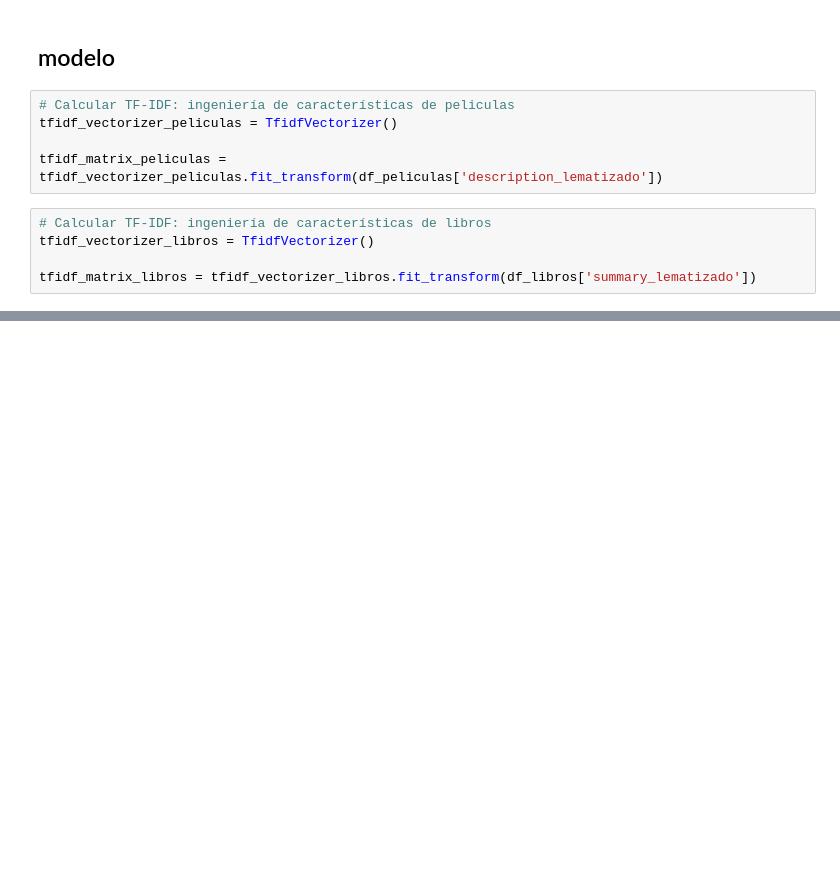
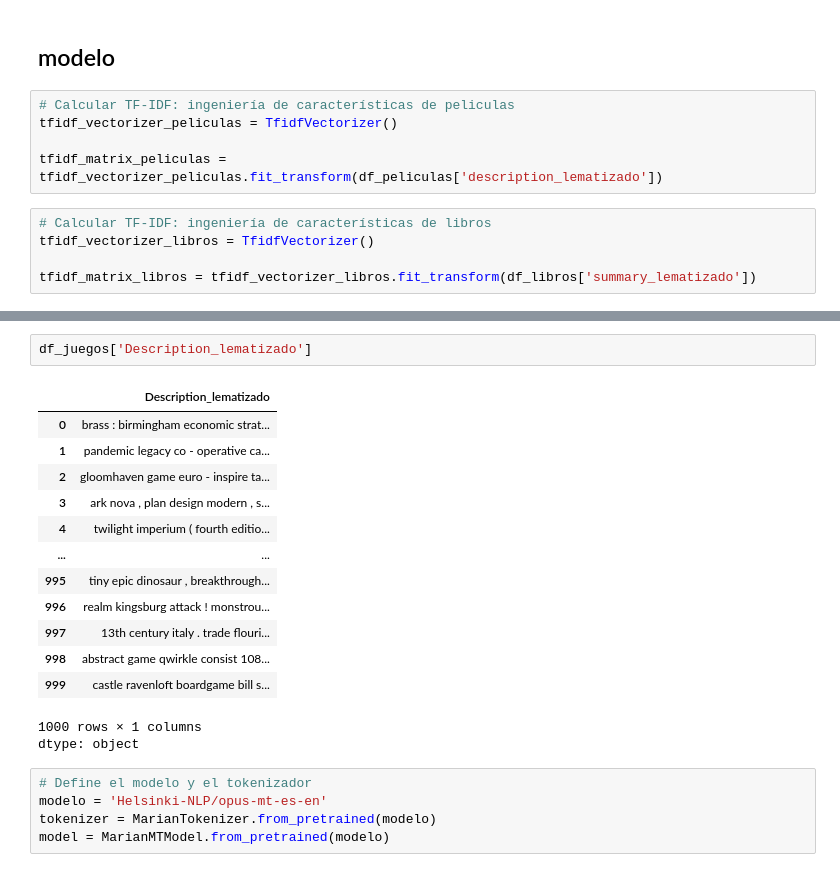
Before and after one commit to bpace1/NLP-TP1, a Jupyter notebook: NLP_TP1_model.ipynb, the cells around one changed output, grey strips where cells are left out. Cells and saved outputs as stored; diff of their text form; blank space fills up the shorter version.

```diff
--- a/NLP_TP1_model.ipynb
+++ b/NLP_TP1_model.ipynb
@@ -393,0 +417,22 @@ tfidf_matrix_libros = tfidf_vectorizer_juegos.fit_transform(df_juegos['Descripti
+# %%
+df_juegos['Description_lematizado']
+# %% [output]
+|  | Description_lematizado |
+| 0 | brass : birmingham economic strat... |
+| 1 | pandemic legacy co - operative ca... |
+| 2 | gloomhaven game euro - inspire ta... |
+| 3 | ark nova , plan design modern , s... |
+| 4 | twilight imperium ( fourth editio... |
+| ... | ... |
+| 995 | tiny epic dinosaur , breakthrough... |
+| 996 | realm kingsburg attack ! monstrou... |
+| 997 | 13th century italy . trade flouri... |
+| 998 | abstract game qwirkle consist 108... |
+| 999 | castle ravenloft boardgame bill s... |
+1000 rows × 1 columns
+dtype: object
+# %%
+# Define el modelo y el tokenizador
+modelo = 'Helsinki-NLP/opus-mt-es-en'
+tokenizer = MarianTokenizer.from_pretrained(modelo)
+model = MarianMTModel.from_pretrained(modelo)
```
Also changed, not shown: parts of 13 cells of this notebook.
